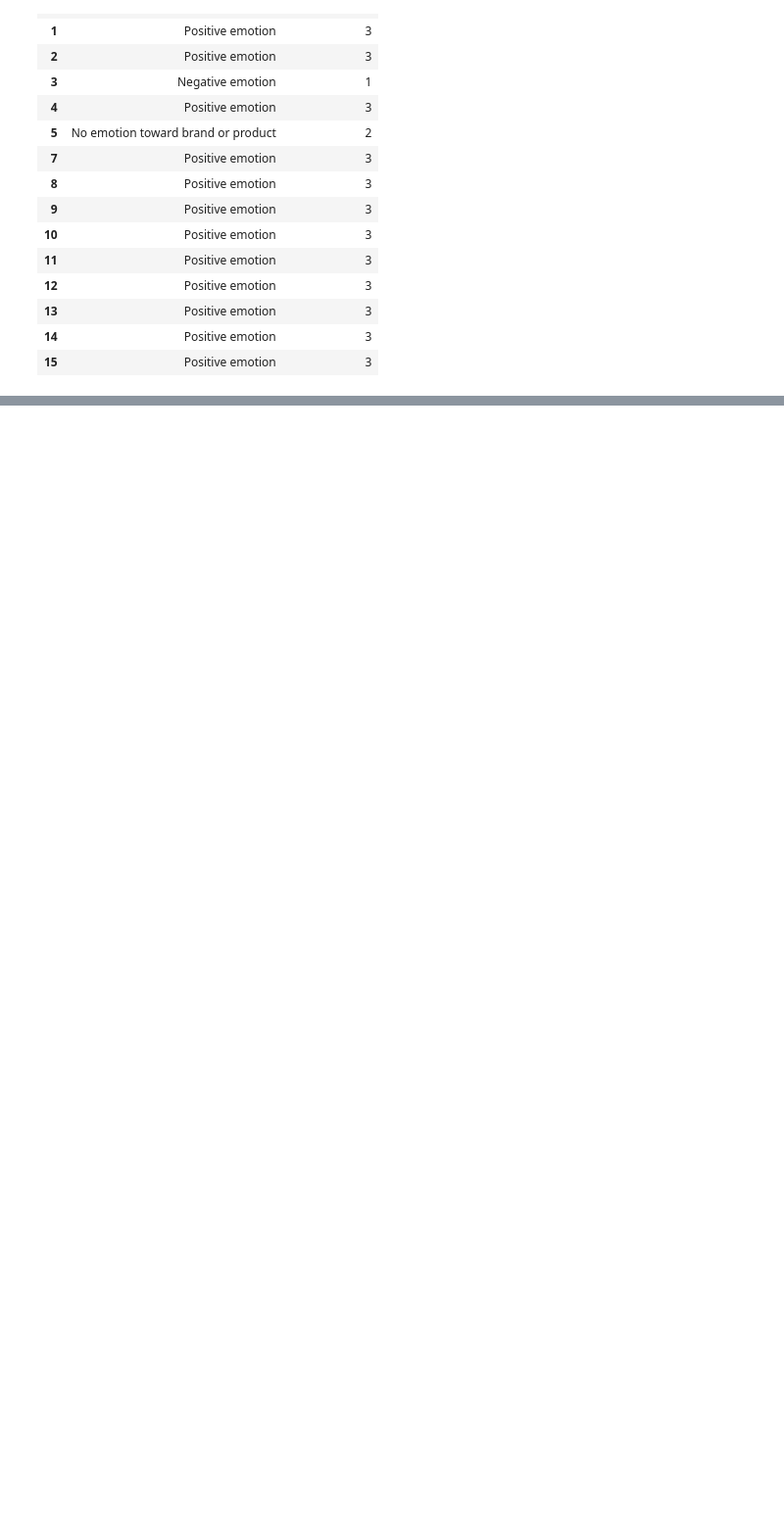
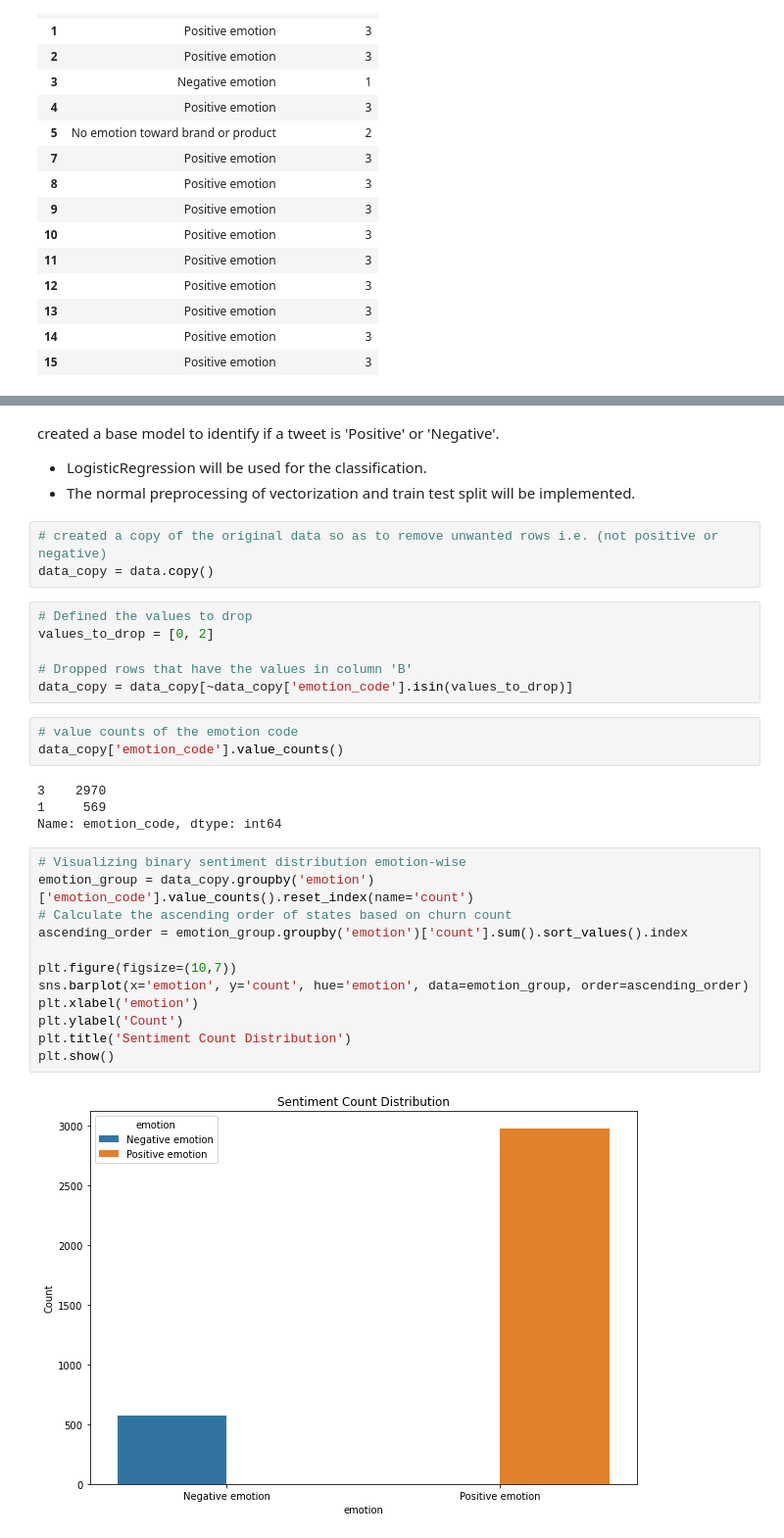
Before and after one commit to Derrick-wekesa/Twitter-sentiment-analysis-nlp-project, a Jupyter notebook: student.ipynb, the cells around one changed output, grey strips where cells are left out. Shown at 98% size. Cells and saved outputs as stored; diff of their text form; blank space fills up the shorter version.

Commit message:
Finished the baseline model in the modelling part

```diff
--- a/student.ipynb
+++ b/student.ipynb
@@ -865,0 +869,34 @@ data[['emotion', 'emotion_code']].head(15)
+# %% [markdown]
+created a base model to identify if a tweet is 'Positive' or 'Negative'.
+* LogisticRegression will be used for the classification.
+* The normal preprocessing of vectorization and train test split will be implemented.
+# %%
+# created a copy of the original data so as to remove unwanted rows i.e. (not positive or negative)
+data_copy = data.copy()
+# %%
+# Defined the values to drop
+values_to_drop = [0, 2]
+
+# Dropped rows that have the values in column 'B'
+data_copy = data_copy[~data_copy['emotion_code'].isin(values_to_drop)]
+# %%
+# value counts of the emotion code
+data_copy['emotion_code'].value_counts()
+# %% [output]
+3    2970
+1     569
+Name: emotion_code, dtype: int64
+# %%
+# Visualizing binary sentiment distribution emotion-wise
+emotion_group = data_copy.groupby('emotion')['emotion_code'].value_counts().reset_index(name='count')
+# Calculate the ascending order of states based on churn count
+ascending_order = emotion_group.groupby('emotion')['count'].sum().sort_values().index
+
+plt.figure(figsize=(10,7))
+sns.barplot(x='emotion', y='count', hue='emotion', data=emotion_group, order=ascending_order)
+plt.xlabel('emotion')
+plt.ylabel('Count')
+plt.title('Sentiment Count Distribution')
+plt.show()
+# %% [output]
+[figure, added]
```
Also changed, not shown: parts of 27 cells of this notebook.
